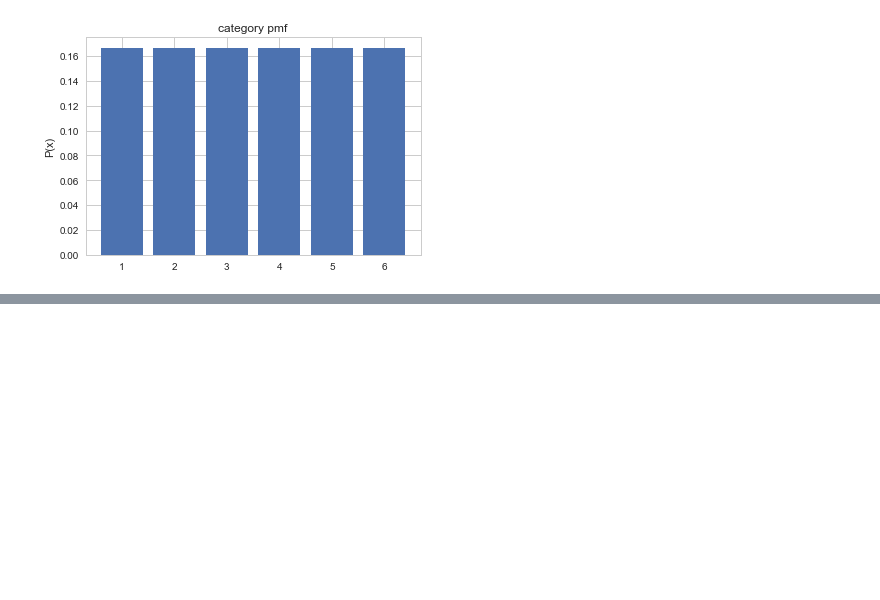
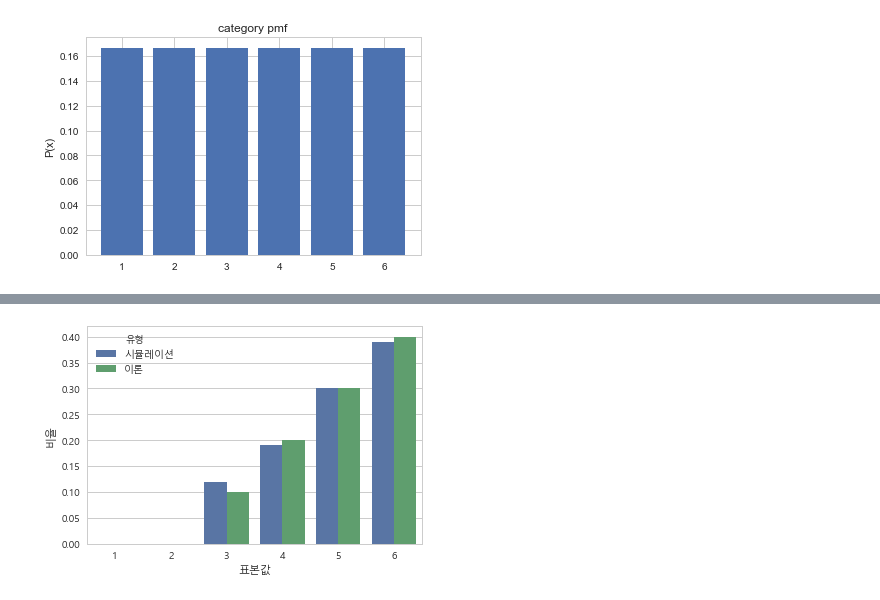
Before and after one commit to Junhojuno/TIL, a Jupyter notebook: probability/categorical_distribution.ipynb, the cells around one changed output, grey strips where cells are left out. Cells and saved outputs as stored; diff of their text form; code cells hidden in the pictures; blank space fills up the shorter version.

```diff
--- a/probability/categorical_distribution.ipynb
+++ b/probability/categorical_distribution.ipynb
@@ -27,0 +79,17 @@ plt.show()
+# %%
+# theta : unfair하게 바꿈
+eps = np.finfo(np.float).eps
+theta = np.array([eps, eps, 0.1, 0.2, 0.3, 0.4])
+rv = sp.stats.multinomial(1, theta)
+
+X = rv.rvs(100, random_state=1)
+y = X.sum(axis=0) / float(len(X))
+
+df = pd.DataFrame({"이론": rv.pmf(xx_ohe), "시뮬레이션": y}, index=np.arange(1, 7)).stack()
+df = df.reset_index()
+df.columns = ["표본값", "유형", "비율"]
+df.pivot("표본값", "유형", "비율")
+sns.barplot(x="표본값", y="비율", hue="유형", data=df)
+plt.show()
+# %% [output]
+[figure, added]
```
Also changed, not shown: parts of 7 cells of this notebook.
